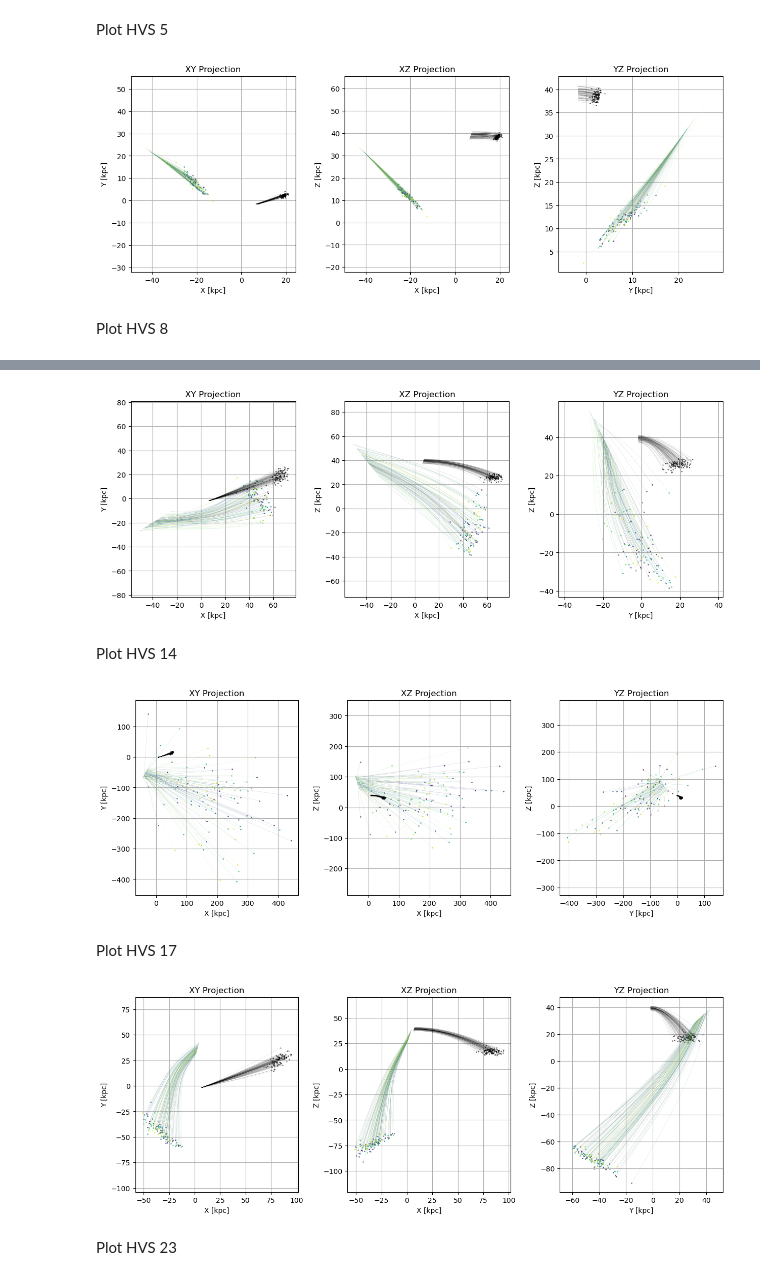
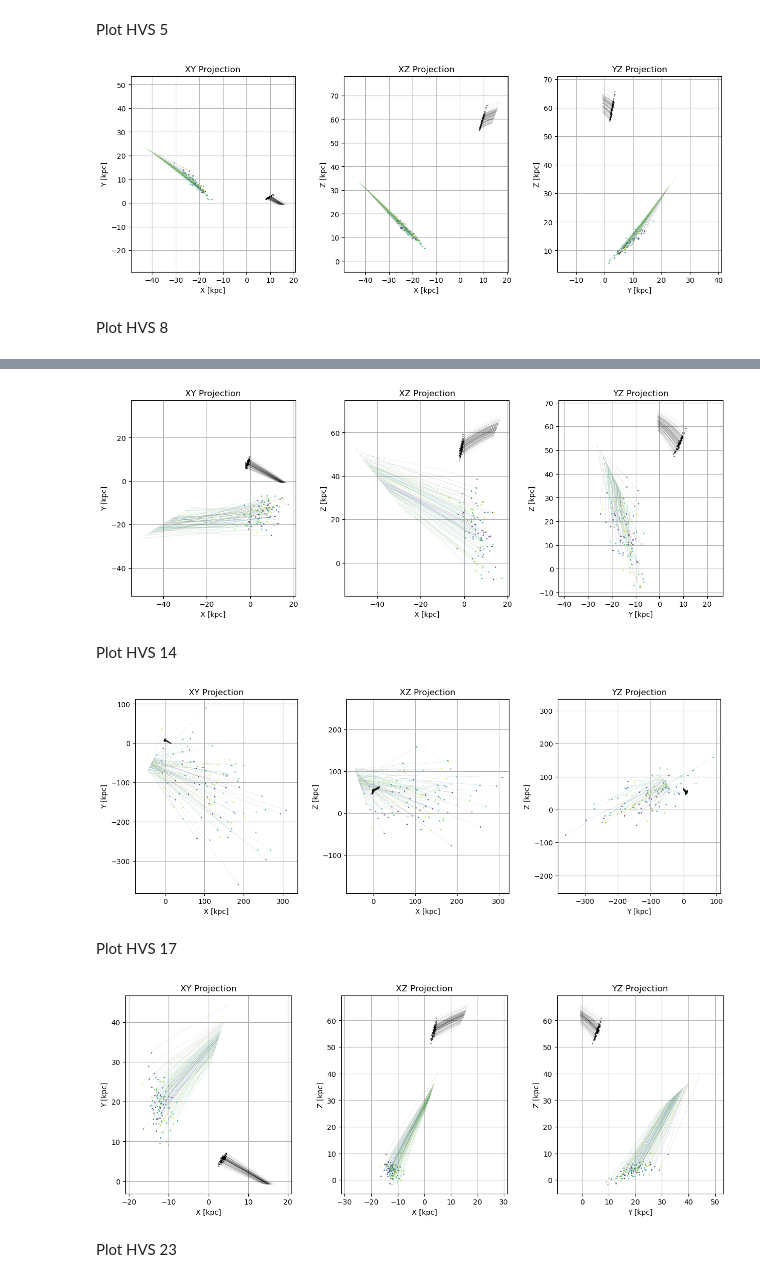
Before and after one commit to HaydenTedrake/HPV_project, a Jupyter notebook: Galaxies/BootesI.ipynb, the cells around one changed output, grey strips where cells are left out. Cells and saved outputs as stored; diff of their text form; code cells hidden in the pictures.

```diff
--- a/Galaxies/BootesI.ipynb
+++ b/Galaxies/BootesI.ipynb
@@ -22,3 +16,9 @@ min23 = 2291.7960675006307
+# %%
+min5 = 350.3516384879185
+min8 = 1145.8979371323999
+min14 = 1030.857879267363
+min17 = 702.5693423237445
+min23 = 2007.4842920565172
 # %% [markdown]
 Helper Functions
 # %%
@@ -283,10 +283,12 @@ ax_yz.grid(True)
 plt.tight_layout(rect=[0, 0, 1, 0.95])
 plt.show()
 # %% [output]
-[figure, old version]
+[figure, new version]
 # %% [markdown]
 Plot HVS 8
 # %%
+min8 = 1000
+
 orbits = calculate_orbits(dict8, hvs8_ics, min8)
 dwarf_orbits = calculate_orbits(dwarf_dict, dwarf_ics, min8)
 
@@ -350,4 +354,4 @@ plt.show()
-[figure, old version]
+[figure, new version]
 # %% [markdown]
 Plot HVS 14
 # %%
@@ -411,7 +415,7 @@ ax_yz.grid(True)
 plt.tight_layout(rect=[0, 0, 1, 0.95])
 plt.show()
 # %% [output]
-[figure, old version]
+[figure, new version]
 # %% [markdown]
 Plot HVS 17
 # %%
@@ -475,7 +479,7 @@ ax_yz.grid(True)
 plt.tight_layout(rect=[0, 0, 1, 0.95])
 plt.show()
 # %% [output]
-[figure, old version]
+[figure, new version]
 # %% [markdown]
 Plot HVS 23
 # %%
```
Also changed, not shown: parts of 3 cells of this notebook, 4 other files.
